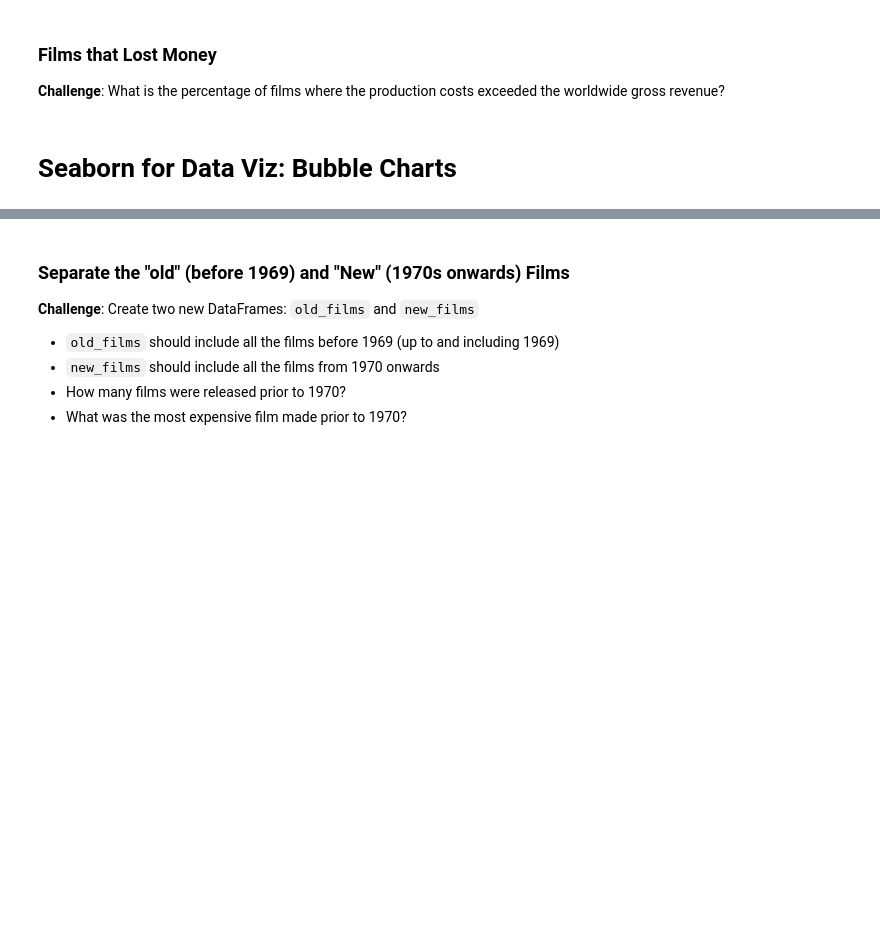
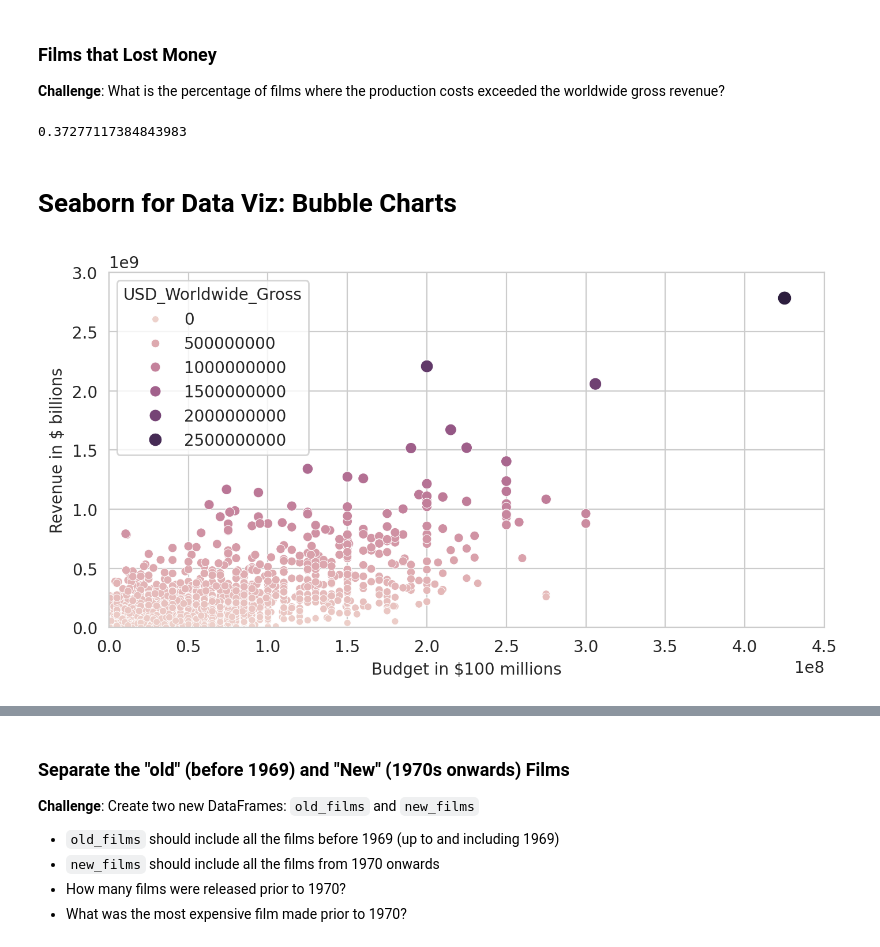
Before and after one commit to Lucasqrz1/100_days_of_code, a Jupyter notebook: Day_78/Seaborn_and_Linear_Regression.ipynb, the cells around one changed output, grey strips where cells are left out. Drawn from its saved outputs; the diff is of its cells as text; code cells hidden in the pictures; blank space fills up the shorter version.

```diff
--- a/Day_78/Seaborn_and_Linear_Regression.ipynb
+++ b/Day_78/Seaborn_and_Linear_Regression.ipynb
@@ -205,3 +216,6 @@ Hint: This time you'll have to use the `and` keyword.
 # %%
 # Date of Data Collection
 scrape_date = pd.Timestamp('2018-5-1')
+future_releases = data[data.Release_Date >= scrape_date]
+print(f"Number of movies with future release dates: {len(future_releases)}")
+future_releases
@@ -208,10 +232,34 @@ scrape_date = pd.Timestamp('2018-5-1')
+# %%
+data_clean = data.drop(future_releases.index) # Remove future releases from the dataset
 # %% [markdown]
 ### Films that Lost Money
 
 **Challenge**:
 What is the percentage of films where the production costs exceeded the worldwide gross revenue?
+# %%
+money_losing = data_clean.query('USD_Production_Budget > USD_Worldwide_Gross')
+money_losing.shape[0]/data_clean.shape[0] # Percentage of movies that lost money
+# %% [output]
+0.37277117384843983
 # %% [markdown]
 # Seaborn for Data Viz: Bubble Charts
+# %%
+plt.figure(figsize=(8,4), dpi=200)
+
+# set styling on a single chart
+with sns.axes_style('whitegrid'):
+  ax = sns.scatterplot(data=data_clean,
+                       x='USD_Production_Budget',
+                       y='USD_Worldwide_Gross',
+                       hue='USD_Worldwide_Gross',
+                       size='USD_Worldwide_Gross')
+
+  ax.set(ylim=(0, 3000000000),
+        xlim=(0, 450000000),
+        ylabel='Revenue in $ billions',
+        xlabel='Budget in $100 millions')
+# %% [output]
+[figure, added]
 # %% [markdown]
 ### Plotting Movie Releases over Time
 
```
Also changed, not shown: parts of 19 cells of this notebook.
